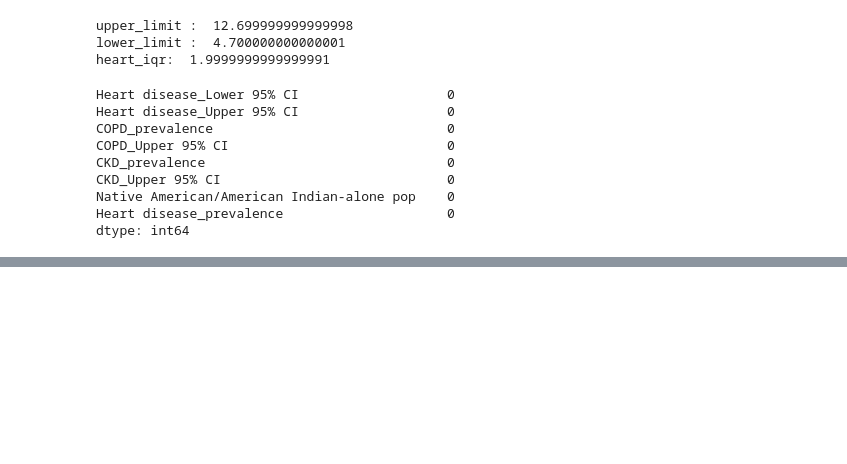
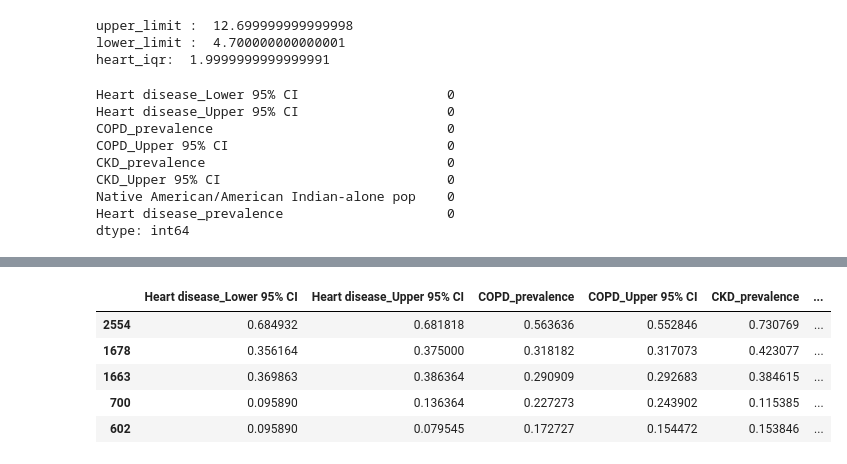
Before and after one commit to Eleiny9/machine-learning-python-recursos-salud, a Jupyter notebook: src/explore.ipynb, the cells around one changed output, grey strips where cells are left out. Drawn from its saved outputs; the diff is of its cells as text; code cells hidden in the pictures; blank space fills up the shorter version.

Commit message:
se guardan los datos de entrenamiento y test

```diff
--- a/src/explore.ipynb
+++ b/src/explore.ipynb
@@ -537,0 +570,36 @@ dtype: int64
+# %%
+from sklearn.feature_selection import f_regression, SelectKBest
+from sklearn.model_selection import train_test_split
+
+# Separar variables y variable objetivo
+X = df_scal.drop("Heart disease_prevalence", axis=1)
+y = df_scal["Heart disease_prevalence"]
+
+# Dividir los datos en conjunto de entrenamiento y prueba
+X_train, X_test, y_train, y_test = train_test_split(X, y, test_size=0.2, random_state=42)
+
+# Seleccionar las mejores variables usando f_regression
+selection_model = SelectKBest(score_func=f_regression)
+
+# Ajustar el modelo al conjunto de entrenamiento
+X_train_sel = selection_model.fit_transform(X_train, y_train)
+
+# Transformar el conjunto de prueba usando el modelo ajustado
+X_test_sel = selection_model.transform(X_test)
+
+# Obtener las columnas seleccionadas
+selected_columns = X_train.columns[selection_model.get_support()]
+
+# Crear DataFrames con las variables seleccionadas para el conjunto de entrenamiento y prueba
+X_train_sel_df = pd.DataFrame(X_train_sel, columns=selected_columns, index=X_train.index)
+X_test_sel_df = pd.DataFrame(X_test_sel, columns=selected_columns, index=X_test.index)
+
+# Mostrar el resultado
+X_train_sel_df.head()
+# %% [output]
+|  | Heart disease_Lower 95% CI | Heart disease_Upper 95% CI | COPD_prevalence | COPD_Upper 95% CI | CKD_prevalence | ... |
+| 2554 | 0.684932 | 0.681818 | 0.563636 | 0.552846 | 0.730769 | ... |
+| 1678 | 0.356164 | 0.375000 | 0.318182 | 0.317073 | 0.423077 | ... |
+| 1663 | 0.369863 | 0.386364 | 0.290909 | 0.292683 | 0.384615 | ... |
+| 700 | 0.095890 | 0.136364 | 0.227273 | 0.243902 | 0.115385 | ... |
+| 602 | 0.095890 | 0.079545 | 0.172727 | 0.154472 | 0.153846 | ... |
```
Also changed, not shown: parts of 5 cells of this notebook, 2 other files.
